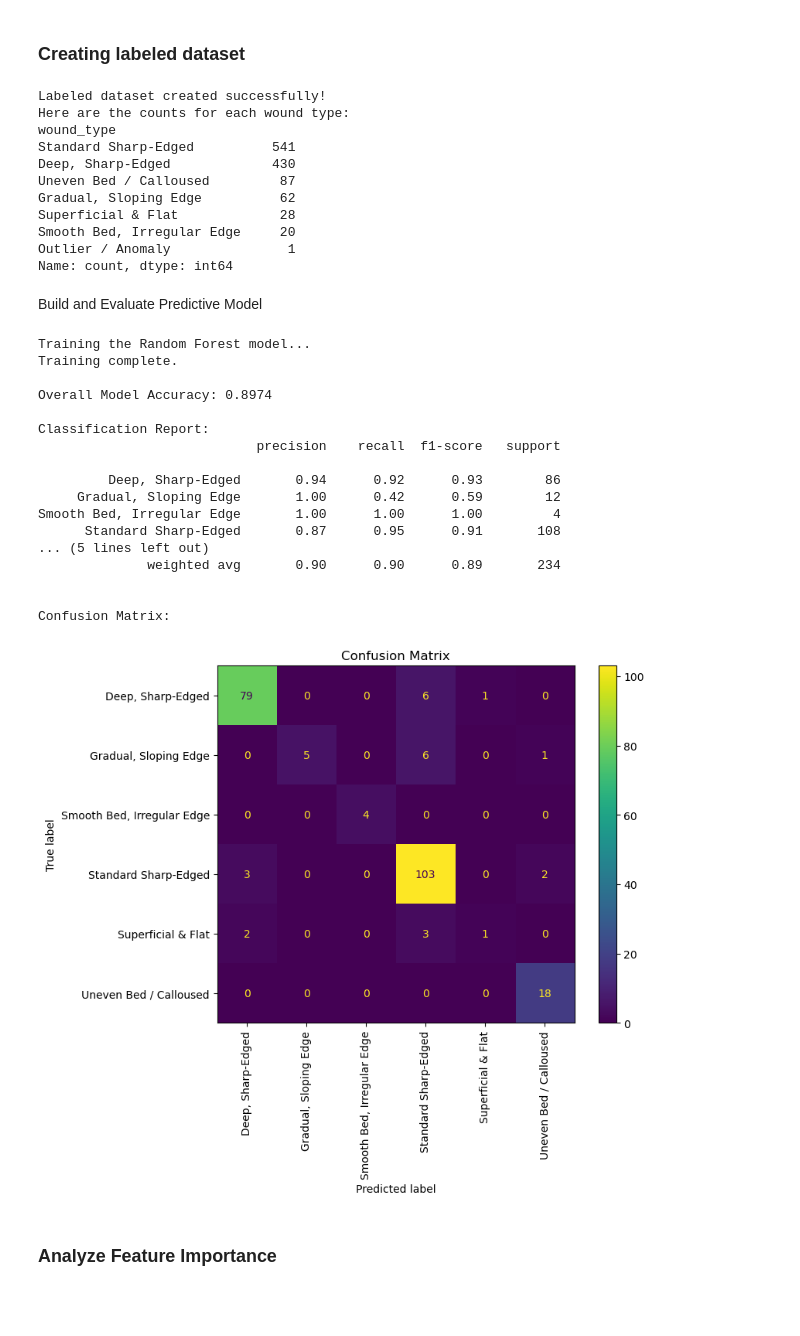
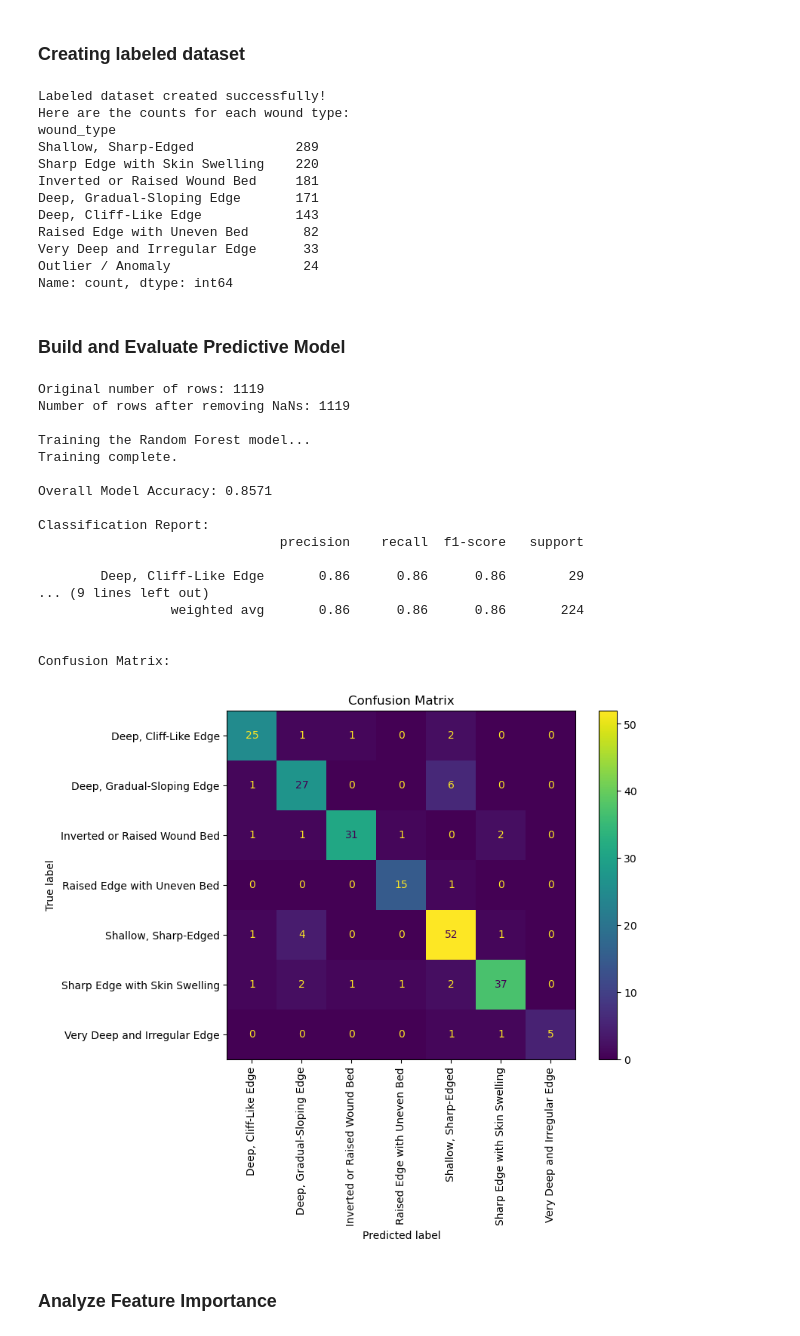
Before and after one commit to MPSVIRAJ/Wound-Border-Characterization, a Jupyter notebook: notebooks/03_superviced_classification.ipynb, the cells around one changed output. Cells and saved outputs as stored; diff of their text form; code cells hidden in the pictures; blank space fills up the shorter version.

Commit message:
feat(supervised_classification): Update the cluster labels after evaluating the claster summary and stats

```diff
--- a/notebooks/03_superviced_classification.ipynb
+++ b/notebooks/03_superviced_classification.ipynb
@@ -20,12 +20,13 @@ df_merged = pd.merge(features_df, cluster_map_df, on='image_id')
 # --- Define and Create Descriptive Labels ---
 # This map uses the integer labels from the clustering
 label_map = {
-    0: "Uneven Bed / Calloused",
-    1: "Smooth Bed, Irregular Edge",
-    2: "Deep, Sharp-Edged",
-    3: "Superficial & Flat",
-    4: "Gradual, Sloping Edge",
-    5: "Standard Sharp-Edged",
+    0: "Raised Edge with Uneven Bed",
+    1: "Deep, Cliff-Like Edge",
+    2: "Deep, Gradual-Sloping Edge",
+    3: "Shallow, Sharp-Edged",
+    4: "Inverted or Raised Wound Bed",
+    5: "Very Deep and Irregular Edge",
+    6: "Sharp Edge with Skin Swelling",
    -1: "Outlier / Anomaly"
 }
 
@@ -43,16 +44,17 @@ print(df_merged['wound_type'].value_counts())
 Labeled dataset created successfully!
 Here are the counts for each wound type:
 wound_type
-Standard Sharp-Edged          541
-Deep, Sharp-Edged             430
-Uneven Bed / Calloused         87
-Gradual, Sloping Edge          62
-Superficial & Flat             28
-Smooth Bed, Irregular Edge     20
-Outlier / Anomaly               1
+Shallow, Sharp-Edged             289
+Sharp Edge with Skin Swelling    220
+Inverted or Raised Wound Bed     181
+Deep, Gradual-Sloping Edge       171
+Deep, Cliff-Like Edge            143
+Raised Edge with Uneven Bed       82
+Very Deep and Irregular Edge      33
+Outlier / Anomaly                 24
 Name: count, dtype: int64
 # %% [markdown]
-Build and Evaluate Predictive Model
+### Build and Evaluate Predictive Model
 # %%
 # --- Prepare for Supervised Learning ---
 from sklearn.model_selection import train_test_split
@@ -61,12 +63,17 @@ from sklearn.ensemble import RandomForestClassifier
 # Use the merged dataframe from the previous step
 # filter out the 'Outliers'
 df_final = df_merged[df_merged['wound_type'] != 'Outlier / Anomaly'].copy()
+print(f"Original number of rows: {len(df_final)}")
+
+# The .dropna() function removes any row containing at least one NaN value.
+df_final_cleaned = df_final.dropna()
+print(f"Number of rows after removing NaNs: {len(df_final_cleaned)}")
 
 # target 'y' is the descriptive wound type
-y = df_final['wound_type']
+y = df_final_cleaned['wound_type']
 
 # features 'X' are all numerical columns. We drop the identifiers.
-X = df_final.drop(columns=['image_id', 'cluster_label', 'wound_type'])
+X = df_final_cleaned.drop(columns=['image_id', 'cluster_label', 'wound_type'])
 
 
 # ---Split the Data ---
@@ -81,42 +88,42 @@ print("\nTraining the Random Forest model...")
 rf_model.fit(X_train, y_train)
 print("Training complete.")
 
 
 # --- Evaluate Model Performance ---
 from sklearn.metrics import accuracy_score, classification_report, ConfusionMatrixDisplay
 import matplotlib.pyplot as plt
 
 y_pred = rf_model.predict(X_test)
 accuracy = accuracy_score(y_test, y_pred)
 print(f"\nOverall Model Accuracy: {accuracy:.4f}")
 
 print("\nClassification Report:")
 print(classification_report(y_test, y_pred))
 
 print("\nConfusion Matrix:")
 fig, ax = plt.subplots(figsize=(8, 6))
 ConfusionMatrixDisplay.from_estimator(rf_model, X_test, y_test, ax=ax, xticks_rotation='vertical')
 plt.title("Confusion Matrix")
 plt.show()
 # %% [output]
+Original number of rows: 1119
+Number of rows after removing NaNs: 1119
+
 Training the Random Forest model...
 Training complete.
 
-Overall Model Accuracy: 0.8974
+Overall Model Accuracy: 0.8571
 
 Classification Report:
-                            precision    recall  f1-score   support
+                               precision    recall  f1-score   support
 
-         Deep, Sharp-Edged       0.94      0.92      0.93        86
-     Gradual, Sloping Edge       1.00      0.42      0.59        12
-Smooth Bed, Irregular Edge       1.00      1.00      1.00         4
-      Standard Sharp-Edged       0.87      0.95      0.91       108
-... (5 lines left out)
-              weighted avg       0.90      0.90      0.89       234
+        Deep, Cliff-Like Edge       0.86      0.86      0.86        29
+... (9 lines left out)
+                 weighted avg       0.86      0.86      0.86       224
 
 
 Confusion Matrix:
-[figure, old version]
+[figure, new version]
 # %% [markdown]
 ### Analyze Feature Importance
 # %%
```
Also changed, not shown: parts of 1 cell of this notebook.
